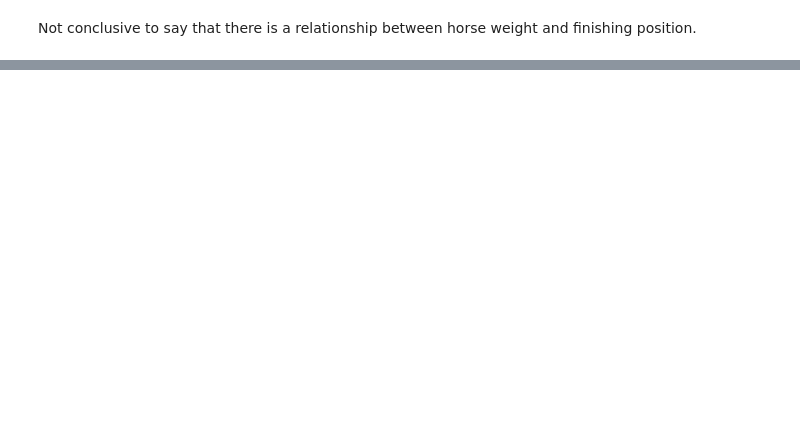
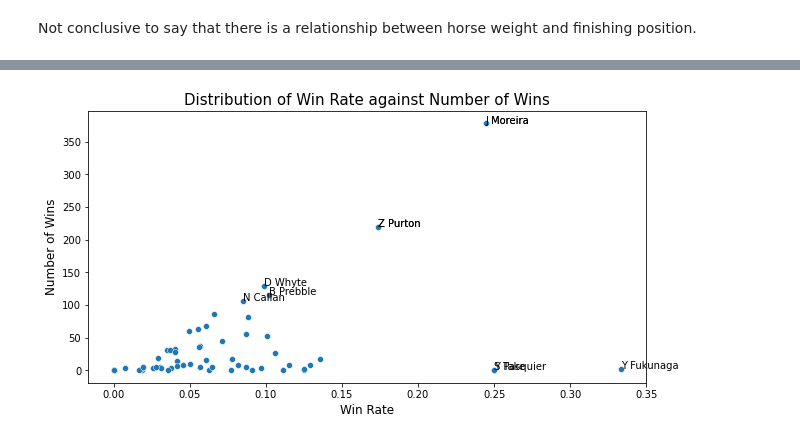
Before and after one commit to ethan-eplee/HorseRacePrediction, a Jupyter notebook: 02_eda.ipynb, the cells around one changed output, grey strips where cells are left out. Cells and saved outputs as stored; diff of their text form; code cells hidden in the pictures; blank space fills up the shorter version.

```diff
--- a/02_eda.ipynb
+++ b/02_eda.ipynb
@@ -188,0 +225,6 @@ Not conclusive to say that there is a relationship between horse weight and fini
+# %%
+# Finding the number of wins per jockey
+jockeyWins = df_train.groupby('jockey')['finishing_position'].apply(lambda x: (x==1).sum())
+
+# Finding the win rate per jockey
+jockeyWinRate = df_train.groupby('jockey')['HorseWin'].mean()
@@ -188,0 +233,17 @@ Not conclusive to say that there is a relationship between horse weight and fini
+# %%
+# Plot win rate against number of wins
+plt.figure(figsize=(10, 5))
+sns.scatterplot(x=jockeyWinRate, y=jockeyWins)
+plt.xlabel('Win Rate', fontsize=12)
+plt.ylabel('Number of Wins', fontsize=12)
+plt.title('Distribution of Win Rate against Number of Wins', fontsize=15)
+
+# Annotate the top 5 jockeys with the most wins
+for i in jockeyWins.sort_values(ascending=False)[:5].index:
+    plt.annotate(i, (jockeyWinRate[i], jockeyWins[i]))
+
+# Annotation for the top 5 jockeys with the highest win rate
+for i in jockeyWinRate.sort_values(ascending=False)[:5].index:
+    plt.annotate(i, (jockeyWinRate[i], jockeyWins[i]))
+# %% [output]
+[figure, added]
```
Also changed, not shown: parts of 31 cells of this notebook, 2 other files.
